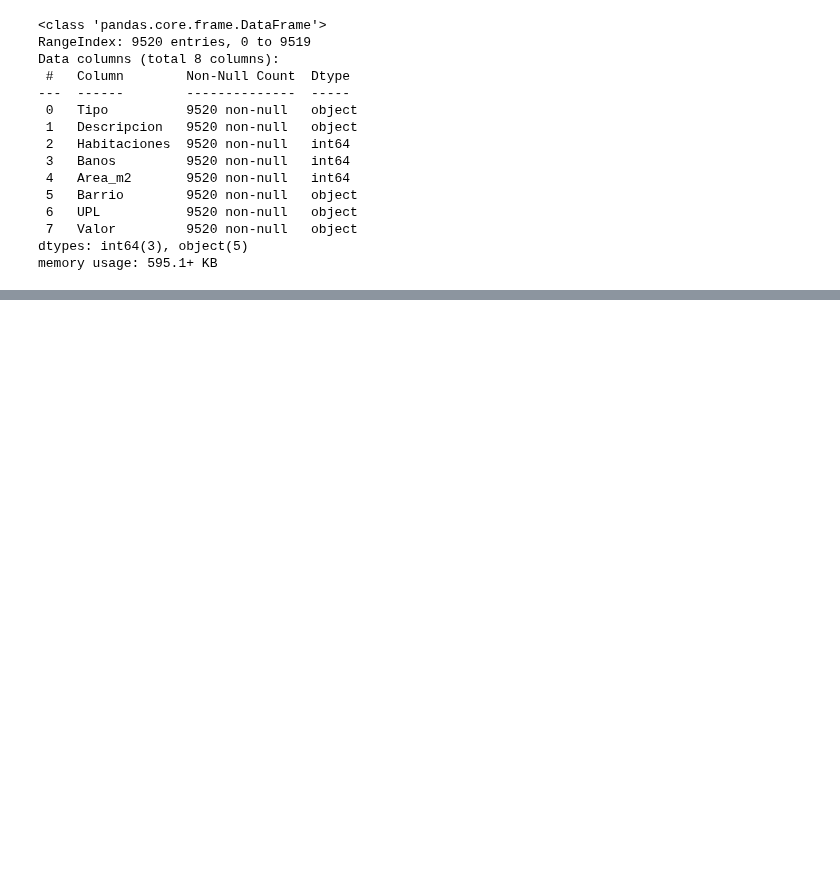
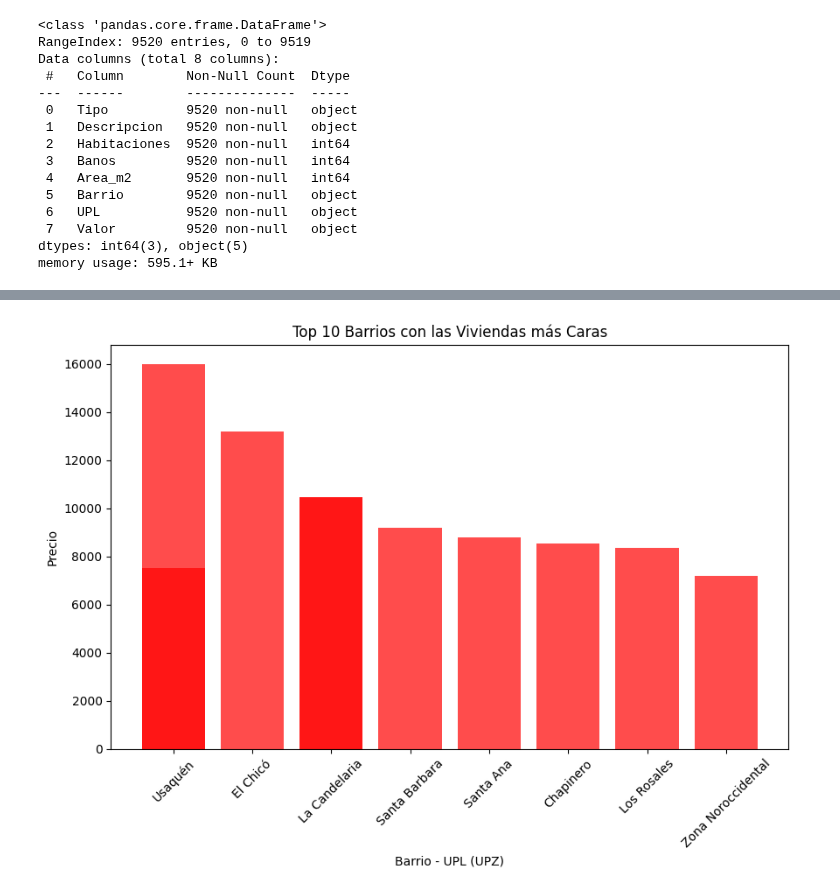
Before and after one commit to avanegasp/Proyecto_Final_Ucataluna, a Jupyter notebook: Proyecto_Final_UCataluña.ipynb, the cells around one changed output, grey strips where cells are left out. Cells and saved outputs as stored; diff of their text form; code cells hidden in the pictures; blank space fills up the shorter version.

```diff
--- a/Proyecto_Final_UCataluña.ipynb
+++ b/Proyecto_Final_UCataluña.ipynb
@@ -485,0 +516,6 @@ memory usage: 595.1+ KB
+# %%
+#Se separa el simbolo $ y se tiene una casilla con de ´precio' que sigue siendo str
+valor = viviendas_4.Valor.str.split(expand=True)
+viviendas_4['Moneda'] = valor[0]
+viviendas_4['Precio'] = valor[1]
+viviendas_4.sample(3)
@@ -485,0 +532,4 @@ memory usage: 595.1+ KB
+# %%
+viviendas_4['Precio'] = viviendas_4['Precio'].str.replace('.','',regex=True)
+# %%
+viviendas_4['Precio'] = viviendas_4.Precio.astype('float')/1000000
@@ -485,0 +562,13 @@ memory usage: 595.1+ KB
+# %%
+# Supongamos que 'viviendas_4' es tu DataFrame
+# Asumiendo que tienes columnas 'Barrio', 'UPL' (o 'UPZ') y 'Precio' en el DataFrame
+
+# Ordena el DataFrame por 'Precio' en orden descendente
+viviendas_ordenadas = viviendas_4.sort_values(by='Precio', ascending=False)
+
+# Agrupa por 'Barrio' y selecciona los 10 primeros registros con los precios más altos en cada barrio
+top_10_barrios_caros = viviendas_ordenadas.groupby('Barrio').head(10)
+
+top_expensive = pd.DataFrame(top_10_barrios_caros[['Barrio', 'UPL', 'Precio']]).head(10)
+
+top_expensive
@@ -485,0 +587,11 @@ memory usage: 595.1+ KB
+# %%
+# Crea un gráfico de barras
+plt.figure(figsize=(10, 6))
+plt.bar(top_expensive['Barrio'], top_expensive['Precio'], color='r', alpha=0.7)
+plt.xlabel('Barrio - UPL (UPZ)')
+plt.ylabel('Precio')
+plt.title('Top 10 Barrios con las Viviendas más Caras')
+plt.xticks(rotation=45)
+plt.show()
+# %% [output]
+[figure, added]
```
Also changed, not shown: parts of 18 cells of this notebook.
